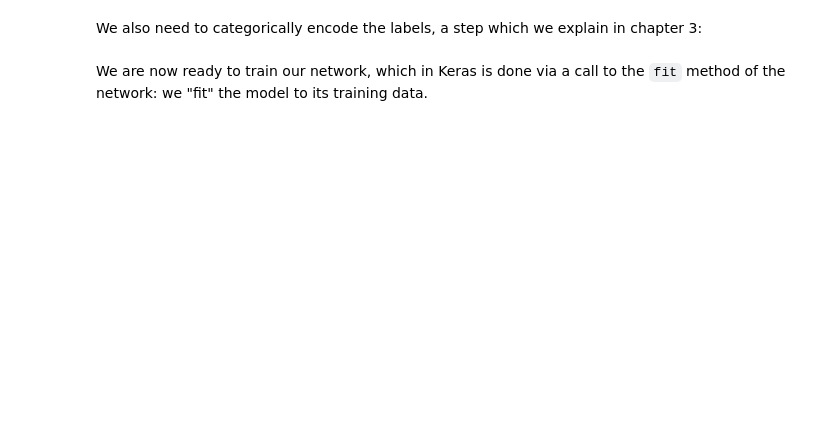
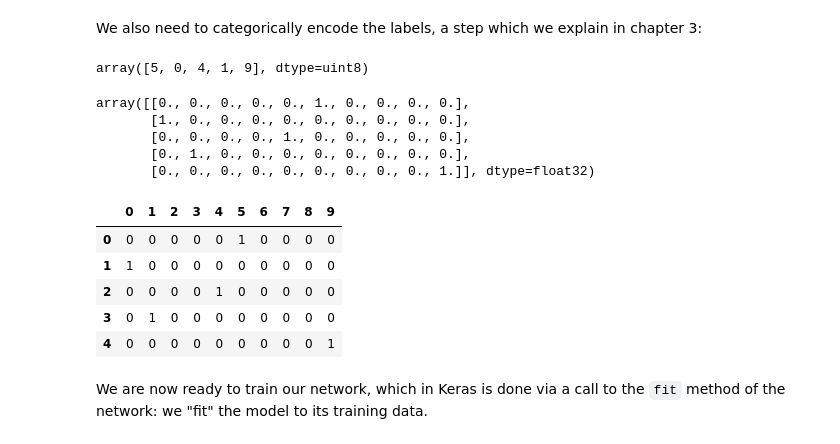
Before and after one commit to pjleimbigler/deep-learning-with-python-notebooks, a Jupyter notebook: 2.1-a-first-look-at-a-neural-network.ipynb, the cells around one changed output. Saved outputs shown, nothing was run; the diff lists cells and outputs as text; code cells hidden in the pictures; blank space fills up the shorter version.

```diff
--- a/2.1-a-first-look-at-a-neural-network.ipynb
+++ b/2.1-a-first-look-at-a-neural-network.ipynb
@@ -172,11 +215,33 @@ test_images = test_images.reshape((10000, 28 * 28))
 test_images = test_images.astype('float32') / 255
 # %% [markdown]
 We also need to categorically encode the labels, a step which we explain in chapter 3:
+# %%
+train_labels[0:5]
+# %% [output]
+array([5, 0, 4, 1, 9], dtype=uint8)
 # %%
 from keras.utils import to_categorical
 
 train_labels = to_categorical(train_labels)
 test_labels = to_categorical(test_labels)
+# %%
+train_labels[0:5]
+# %% [output]
+array([[0., 0., 0., 0., 0., 1., 0., 0., 0., 0.],
+       [1., 0., 0., 0., 0., 0., 0., 0., 0., 0.],
+       [0., 0., 0., 0., 1., 0., 0., 0., 0., 0.],
+       [0., 1., 0., 0., 0., 0., 0., 0., 0., 0.],
+       [0., 0., 0., 0., 0., 0., 0., 0., 0., 1.]], dtype=float32)
+# %%
+import pandas as pd
+pd.DataFrame(train_labels[0:5].astype(int))
+# %% [output]
+|  | 0 | 1 | 2 | 3 | 4 | 5 | 6 | 7 | 8 | 9 |
+| 0 | 0 | 0 | 0 | 0 | 0 | 1 | 0 | 0 | 0 | 0 |
+| 1 | 1 | 0 | 0 | 0 | 0 | 0 | 0 | 0 | 0 | 0 |
+| 2 | 0 | 0 | 0 | 0 | 1 | 0 | 0 | 0 | 0 | 0 |
+| 3 | 0 | 1 | 0 | 0 | 0 | 0 | 0 | 0 | 0 | 0 |
+| 4 | 0 | 0 | 0 | 0 | 0 | 0 | 0 | 0 | 0 | 1 |
 # %% [markdown]
 We are now ready to train our network, which in Keras is done via a call to the `fit` method of the network:
 we "fit" the model to its training data.
```
Also changed, not shown: parts of 19 cells of this notebook, 1 other file.
